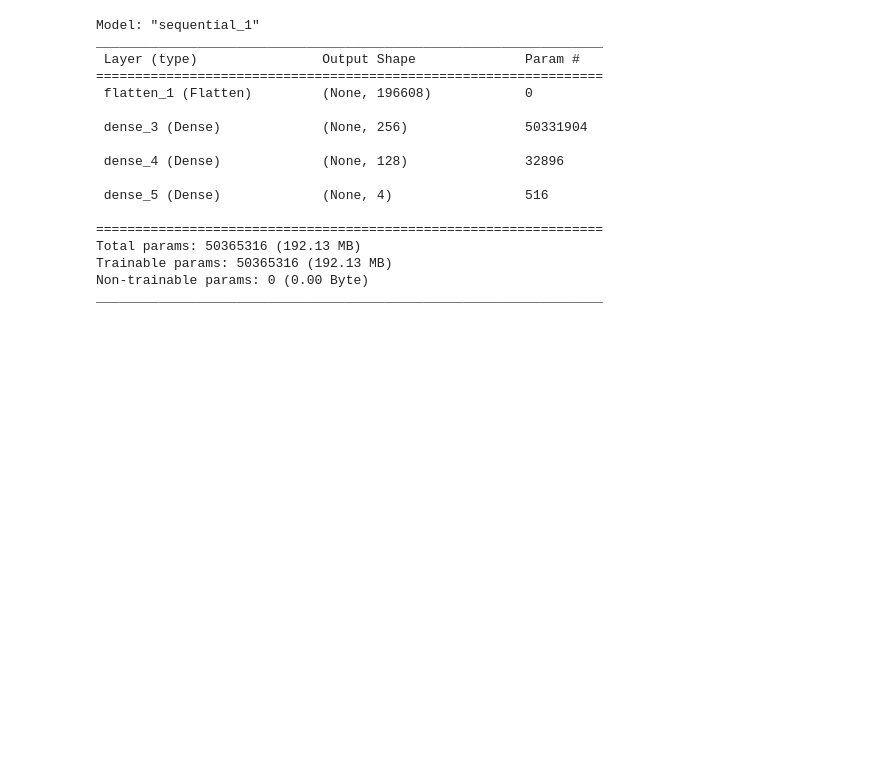
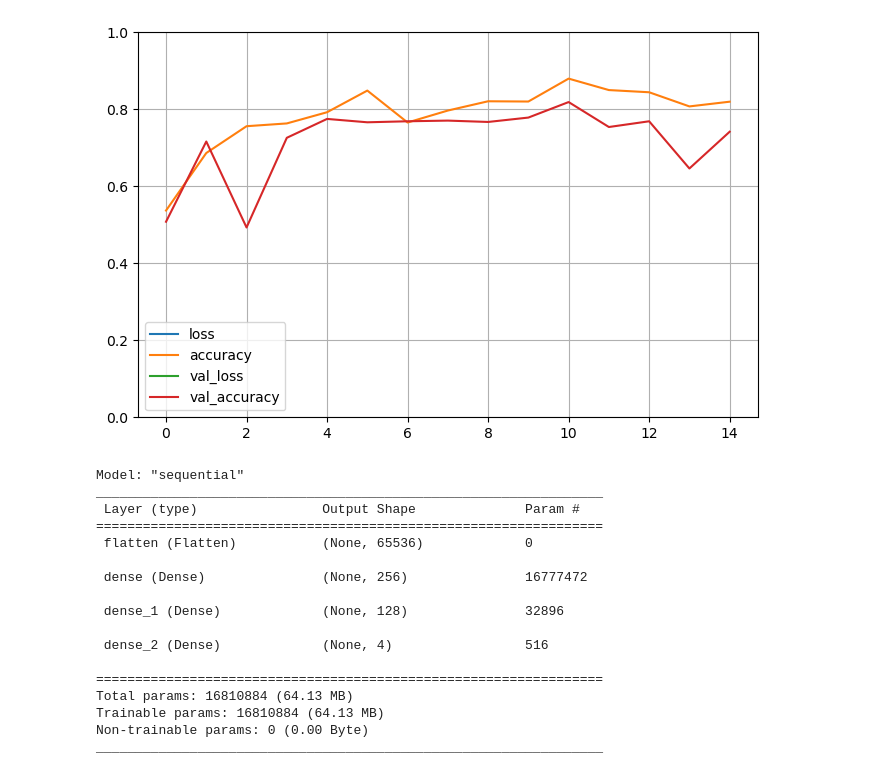
Before and after one commit to Murdock022X/TumorML, a Jupyter notebook: Training.ipynb, the cells around one changed output. Saved outputs shown, nothing was run; the diff lists cells and outputs as text; code cells hidden in the pictures; blank space fills up the shorter version.

Commit message:
Data and model modifications

```diff
--- a/Training.ipynb
+++ b/Training.ipynb
@@ -9,3 +25,3 @@ Found 1311 files belonging to 4 classes.
 # %%
-ffnn.train()
+hist = ffnn.train(epochs=15)
 # %% [output]
@@ -42,21 +49,31 @@ ffnn.eval()
+# %%
+import pandas as pd
+import matplotlib.pyplot as plt
+
+pd.DataFrame(hist.history).plot(figsize=(8, 5))
+plt.grid(True)
+plt.gca().set_ylim(0, 1)
+plt.show()
+# %% [output]
+[figure, added]
 # %%
 ffnn.model.summary()
 # %% [output]
-Model: "sequential_1"
+Model: "sequential"
 _________________________________________________________________
  Layer (type)                Output Shape              Param #
 =================================================================
- flatten_1 (Flatten)         (None, 196608)            0
+ flatten (Flatten)           (None, 65536)             0
 
- dense_3 (Dense)             (None, 256)               50331904
+ dense (Dense)               (None, 256)               16777472
 
- dense_4 (Dense)             (None, 128)               32896
+ dense_1 (Dense)             (None, 128)               32896
 
- dense_5 (Dense)             (None, 4)                 516
+ dense_2 (Dense)             (None, 4)                 516
 
 =================================================================
-Total params: 50365316 (192.13 MB)
-Trainable params: 50365316 (192.13 MB)
+Total params: 16810884 (64.13 MB)
+Trainable params: 16810884 (64.13 MB)
 Non-trainable params: 0 (0.00 Byte)
 _________________________________________________________________
 # %%
```
Also changed, not shown: parts of 9 cells of this notebook, 4 other files.
